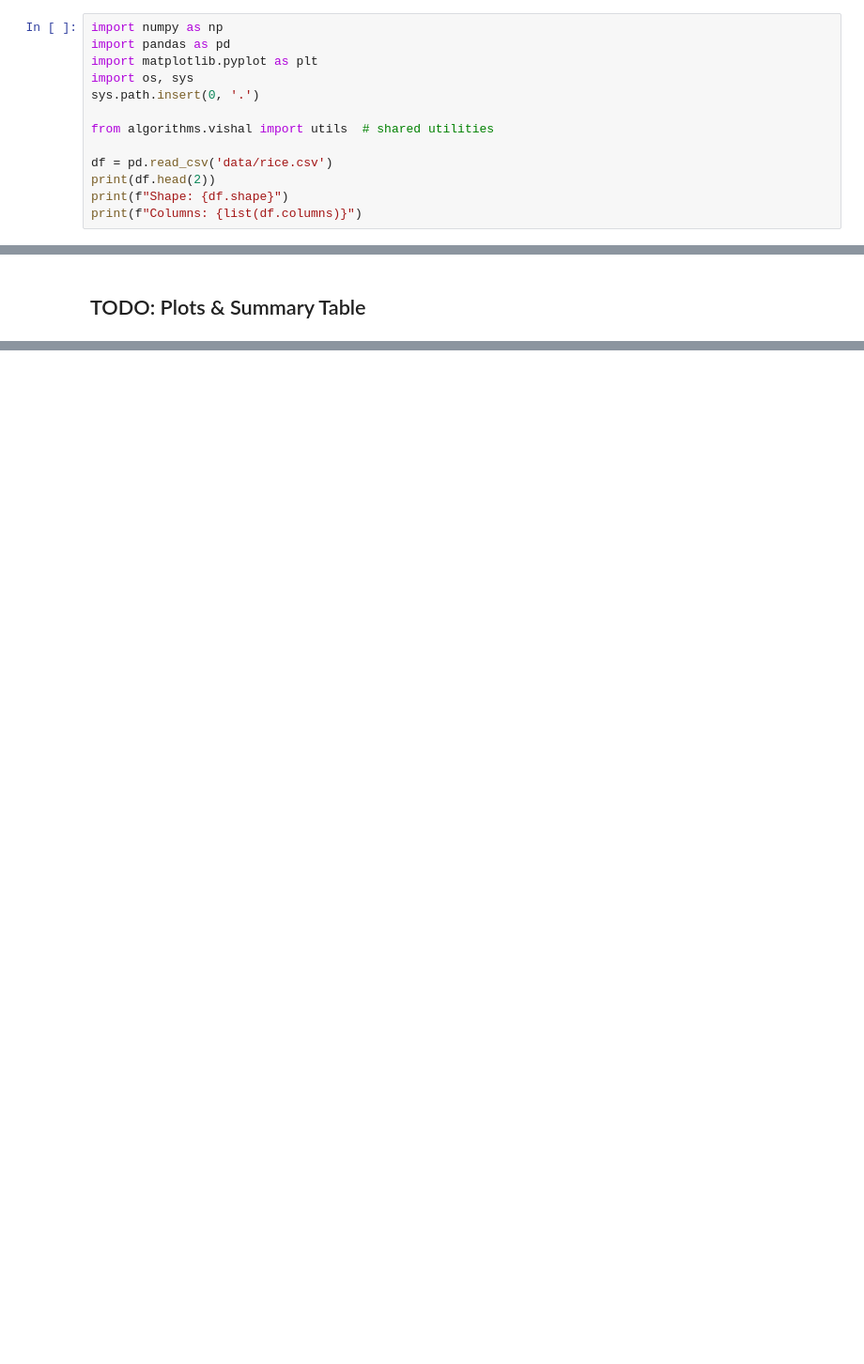
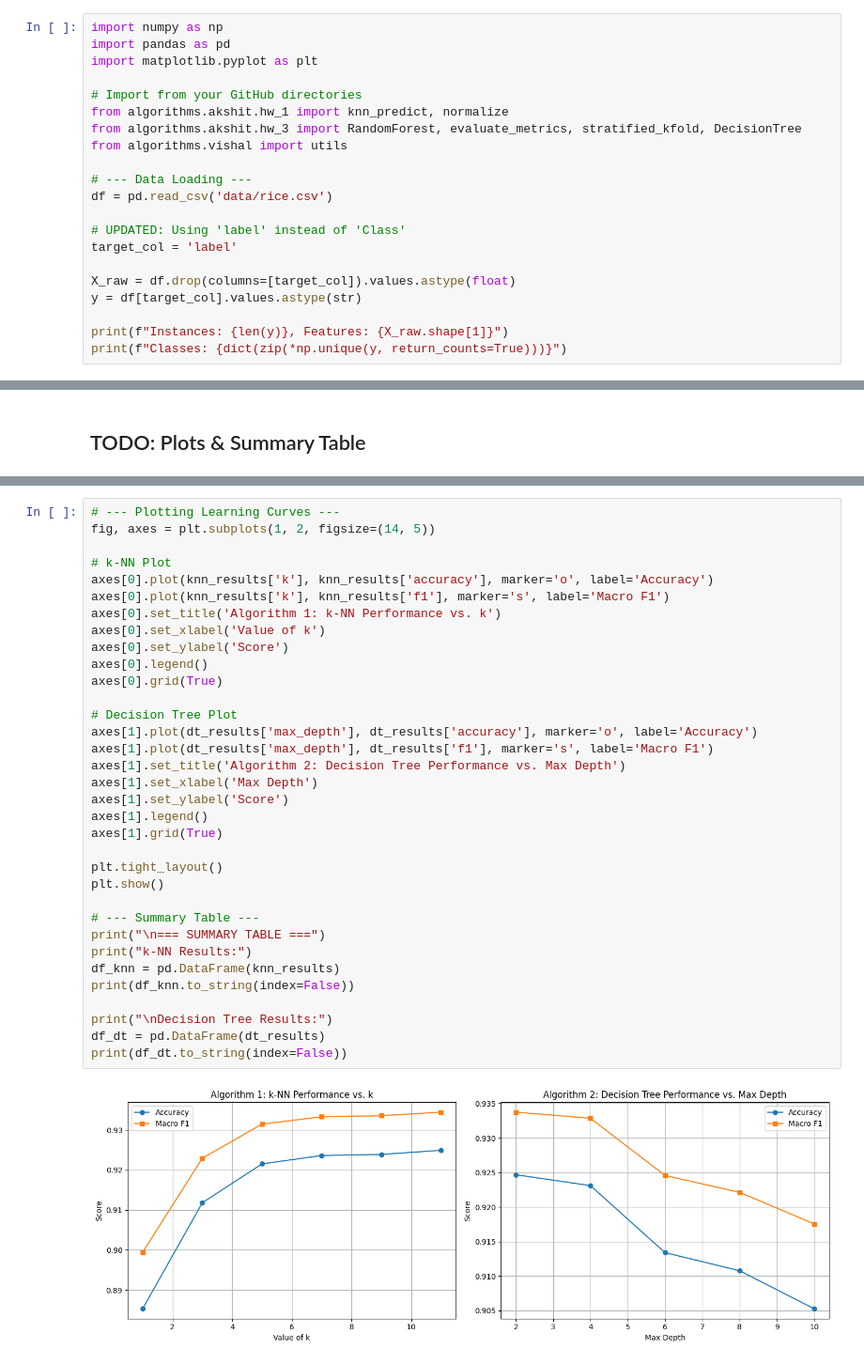
Before and after one commit to vishalhanuman14/classical-ml-benchmark, a Jupyter notebook: notebooks/03_rice.ipynb, the cells around one changed output, grey strips where cells are left out. Shown at 94% size. Cells and saved outputs as stored; diff of their text form; blank space fills up the shorter version.

```diff
--- a/notebooks/03_rice.ipynb
+++ b/notebooks/03_rice.ipynb
@@ -17,12 +21,20 @@ if '.' not in sys.path:
 import numpy as np
 import pandas as pd
 import matplotlib.pyplot as plt
-import os, sys
-sys.path.insert(0, '.')
 
-from algorithms.vishal import utils  # shared utilities
+# Import from your GitHub directories
+from algorithms.akshit.hw_1 import knn_predict, normalize
+from algorithms.akshit.hw_3 import RandomForest, evaluate_metrics, stratified_kfold, DecisionTree
+from algorithms.vishal import utils
 
+# --- Data Loading ---
 df = pd.read_csv('data/rice.csv')
-print(df.head(2))
-print(f"Shape: {df.shape}")
-print(f"Columns: {list(df.columns)}")
+
+# UPDATED: Using 'label' instead of 'Class'
+target_col = 'label'
+
+X_raw = df.drop(columns=[target_col]).values.astype(float)
+y = df[target_col].values.astype(str)
+
+print(f"Instances: {len(y)}, Features: {X_raw.shape[1]}")
+print(f"Classes: {dict(zip(*np.unique(y, return_counts=True)))}")
@@ -48,0 +140,36 @@ print(f"Classes: {dict(zip(*np.unique(y, return_counts=True)))}")
+# %%
+# --- Plotting Learning Curves ---
+fig, axes = plt.subplots(1, 2, figsize=(14, 5))
+
+# k-NN Plot
+axes[0].plot(knn_results['k'], knn_results['accuracy'], marker='o', label='Accuracy')
+axes[0].plot(knn_results['k'], knn_results['f1'], marker='s', label='Macro F1')
+axes[0].set_title('Algorithm 1: k-NN Performance vs. k')
+axes[0].set_xlabel('Value of k')
+axes[0].set_ylabel('Score')
+axes[0].legend()
+axes[0].grid(True)
+
+# Decision Tree Plot
+axes[1].plot(dt_results['max_depth'], dt_results['accuracy'], marker='o', label='Accuracy')
+axes[1].plot(dt_results['max_depth'], dt_results['f1'], marker='s', label='Macro F1')
+axes[1].set_title('Algorithm 2: Decision Tree Performance vs. Max Depth')
+axes[1].set_xlabel('Max Depth')
+axes[1].set_ylabel('Score')
+axes[1].legend()
+axes[1].grid(True)
+
+plt.tight_layout()
+plt.show()
+
+# --- Summary Table ---
+print("\n=== SUMMARY TABLE ===")
+print("k-NN Results:")
+df_knn = pd.DataFrame(knn_results)
+print(df_knn.to_string(index=False))
+
+print("\nDecision Tree Results:")
+df_dt = pd.DataFrame(dt_results)
+print(df_dt.to_string(index=False))
+# %% [output]
+[figure, added]
```
Also changed, not shown: parts of 9 cells of this notebook.
